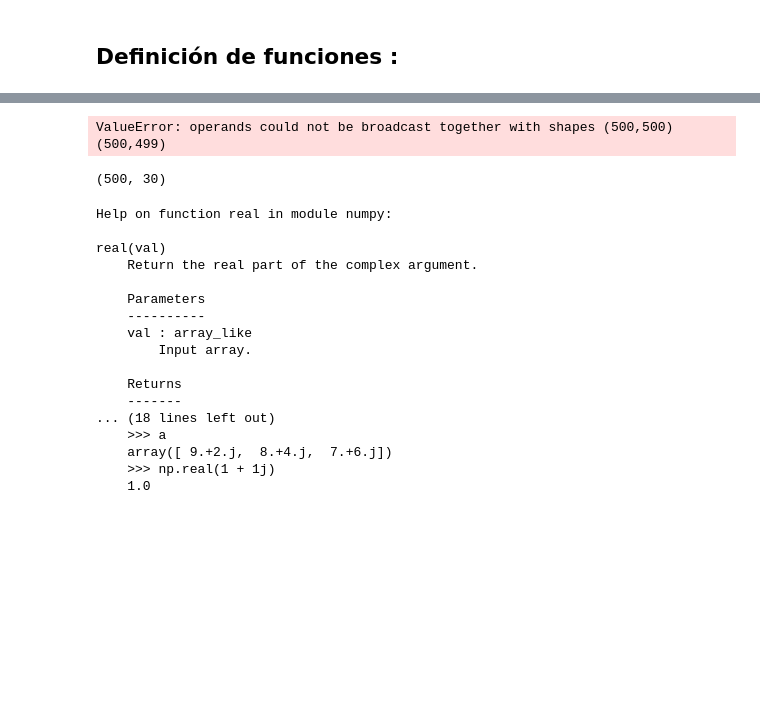
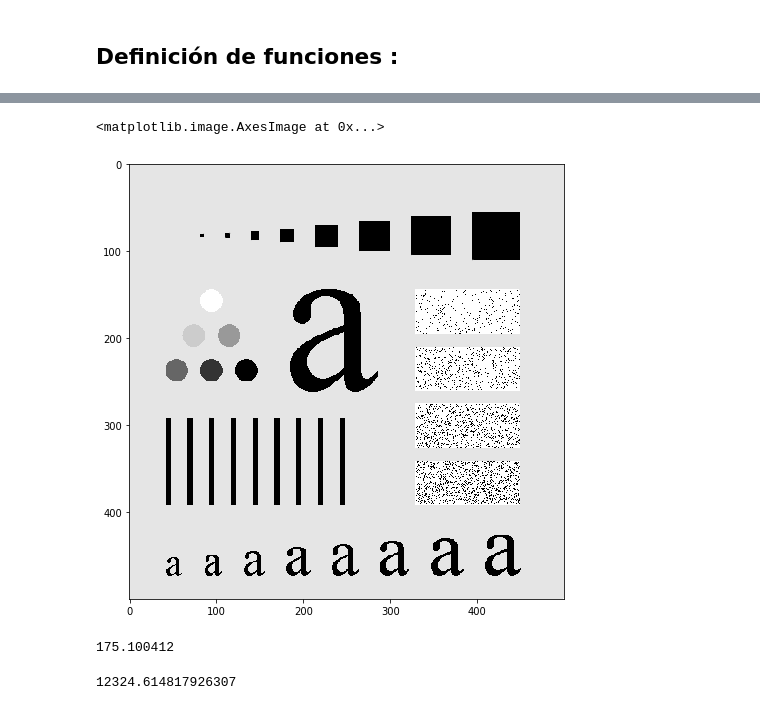
Before and after one commit to gmagannaDevelop/SegundoParcialImagenes, a Jupyter notebook: Examen.ipynb, the cells around one changed output, grey strips where cells are left out. Cells and saved outputs as stored; diff of their text form; code cells hidden in the pictures; blank space fills up the shorter version.

```diff
--- a/Examen.ipynb
+++ b/Examen.ipynb
@@ -19,5 +19,7 @@ import matplotlib.image as img
 from mpl_toolkits.mplot3d import Axes3D
 import matplotlib.pyplot as plt
 from matplotlib import cm
+# %%
+plt.rcParams['figure.figsize'] = (15, 8)
 # %% [markdown]
 ## Definición de funciones :
@@ -483,8 +25,0 @@ prod(a, axis=None, dtype=None, out=None, keepdims=<no value>, initial=<no value>
-# %%
-(x * x[:,:499]).shape
-# %% [output]
-ValueError: operands could not be broadcast together with shapes (500,500) (500,499)
-# %%
-x.dot(x[:, :30]).shape
-# %% [output]
-(500, 30)
@@ -493,20 +25,0 @@ np.fft.ifft2
-# %%
-help(np.real)
-# %% [output]
-Help on function real in module numpy:
-
-real(val)
-    Return the real part of the complex argument.
-
-    Parameters
-    ----------
-    val : array_like
-        Input array.
-
-    Returns
-    -------
-... (18 lines left out)
-    >>> a
-    array([ 9.+2.j,  8.+4.j,  7.+6.j])
-    >>> np.real(1 + 1j)
-    1.0
@@ -512,0 +230,6 @@ real(val)
+# %%
+I = img.imread('docs/FigP0401(test_pattern).tif')
+plt.imshow(I, cmap='gray')
+# %% [output]
+<matplotlib.image.AxesImage at 0x...>
+[figure, added]
@@ -512,0 +238,4 @@ real(val)
+# %%
+ImPotencia(I)
+# %% [output]
+175.100412
@@ -512,0 +244,4 @@ real(val)
+# %%
+ImPotencia(IB)
+# %% [output]
+12324.614817926307
```
Also changed, not shown: parts of 54 cells of this notebook, 2 other files.
